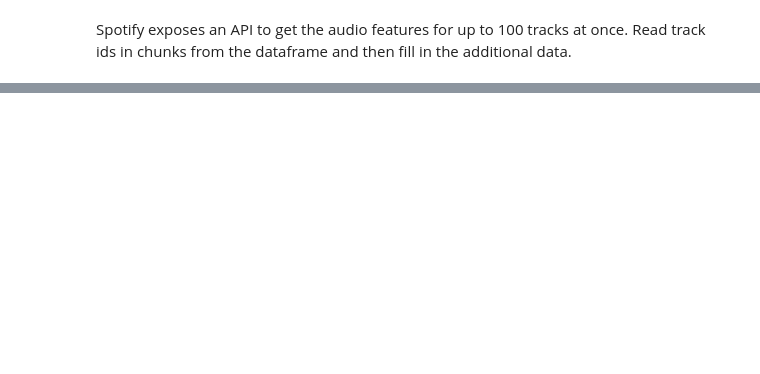
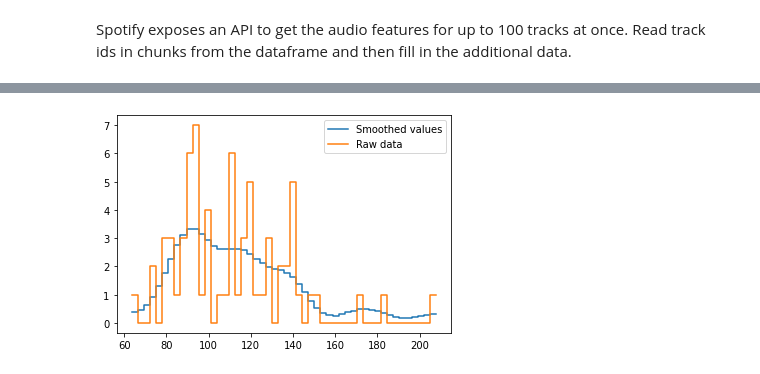
Before and after one commit to jtang6598/smoothie, a Jupyter notebook: demo.ipynb, the cells around one changed output, grey strips where cells are left out. Cells and saved outputs as stored; diff of their text form; code cells hidden in the pictures; blank space fills up the shorter version.

```diff
--- a/demo.ipynb
+++ b/demo.ipynb
@@ -121,0 +123,4 @@ song_df
+# %%
+song_dfs = []
+for i, name in enumerate(wanted_playlists):
+    song_dfs.append(pd.read_csv(name + '.csv', index_col=0))
@@ -124,11 +143,10 @@ Spotify exposes an API to get the audio features for up to 100 tracks at once. R
 # %%
 # iterate over chunks of song_df
 # for all audio features in the response, update each row in song_df by id
-for i in range(int(len(song_df) / 100 + 1)):
-    id_list = list(song_df.id.iloc[100*i: min(100*(i+1), len(song_df))])
-    audio_features = await spotify.track_apis.get_audio_features_for_several_tracks(session, me, id_list)
-    for song in audio_features:
-        for feature in song.keys():
-            song_df.loc[song['id'], feature] = song[feature]
-
-song_df
+for song_df in song_dfs:
+    for i in range(int(len(song_df) / 100 + 1)):
+        id_list = list(song_df.id.iloc[100*i: min(100*(i+1), len(song_df))])
+        audio_features = await track_apis.get_audio_features_for_several_tracks(session, me, id_list)
+        for song in audio_features:
+            for feature in song.keys():
+                song_df.loc[song['id'], feature] = song[feature]
@@ -150,0 +155,28 @@ song_df.to_csv('jason_df.csv')
+# %%
+def plot_line_histogram(bin_content, bin_edges, label, ax=None):
+    left_edges = bin_edges[:-1]
+    right_edges = bin_edges[1:]
+    X = np.array([left_edges, right_edges]).T.flatten()
+    Y = np.array([bin_content, bin_content]).T.flatten()
+    axis = ax if ax else plt
+    axis.plot(X, Y, label=label)
+
+matcher = ProfileMatcher()
+for song_df in song_dfs:
+    matcher.add_profile(SongProfile(None, song_df))
+
+for feature in SongProfile.relevant_features:
+    dimensions = [profile.features[feature] for profile in matcher.profiles]
+    matcher.bin_and_smooth_dimensions(dimensions)
+
+feature = 'tempo'
+plylst = 1
+feature_dimension = matcher.profiles[plylst].features[feature]
+bin_edges = feature_dimension.bin_edges
+raw, _ = np.histogram(song_dfs[plylst][feature], bins=len(bin_edges)-1, range=(bin_edges[0], bin_edges[-1]))
+plot_line_histogram(feature_dimension.binned_values * np.sum(raw), feature_dimension.bin_edges, 'Smoothed values')
+plot_line_histogram(raw, feature_dimension.bin_edges, 'Raw data')
+plt.legend()
+plt.show()
+# %% [output]
+[figure, added]
```
Also changed, not shown: parts of 24 cells of this notebook.
